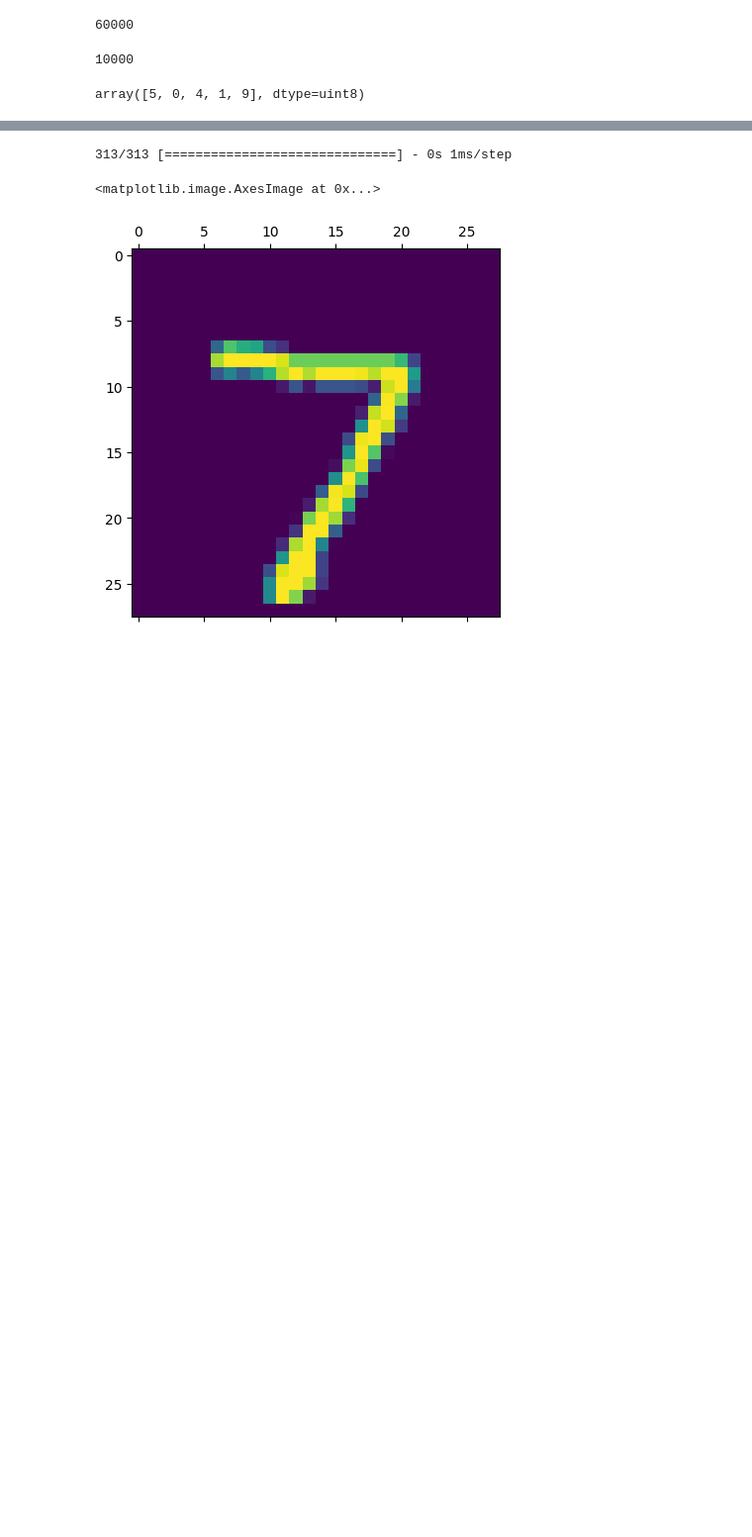
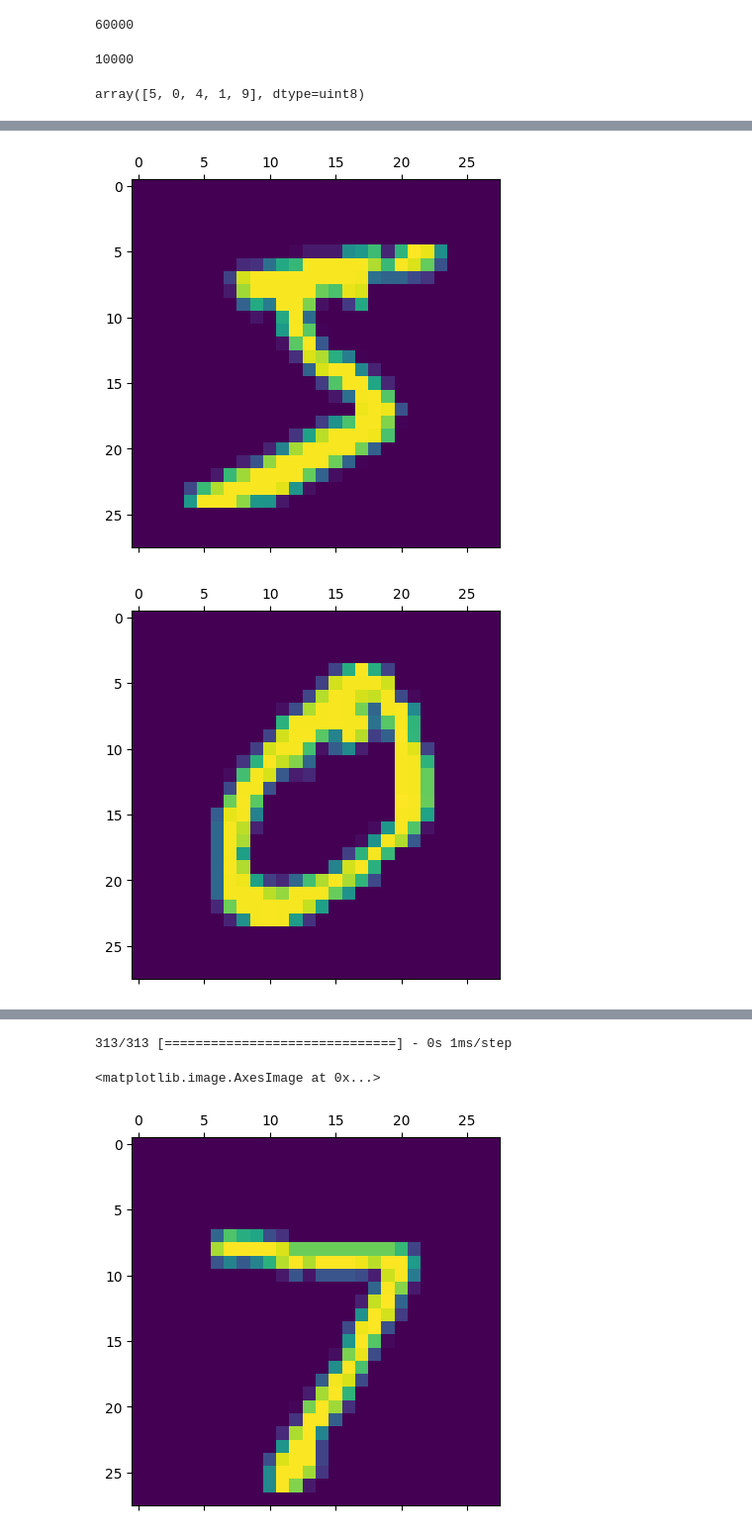
Before and after one commit to Sajithrajan03/NeuralNetworks-and-DeepLearning, a Jupyter notebook: Projects/Handwritten Digits Classification/Handwritten_Digits_Classification.ipynb, the cells around one changed output, grey strips where cells are left out. Shown at 99% size. Cells and saved outputs as stored; diff of their text form; code cells hidden in the pictures; blank space fills up the shorter version.

```diff
--- a/Projects/Handwritten Digits Classification/Handwritten_Digits_Classification.ipynb
+++ b/Projects/Handwritten Digits Classification/Handwritten_Digits_Classification.ipynb
@@ -30,0 +46,6 @@ plt.matshow(X_train[0])
+# %%
+for i in range(5):
+    plt.matshow(X_train[i])
+# %% [output]
+[figure, added]
+[figure, added]
```
Also changed, not shown: parts of 10 cells of this notebook, 3 other files.
